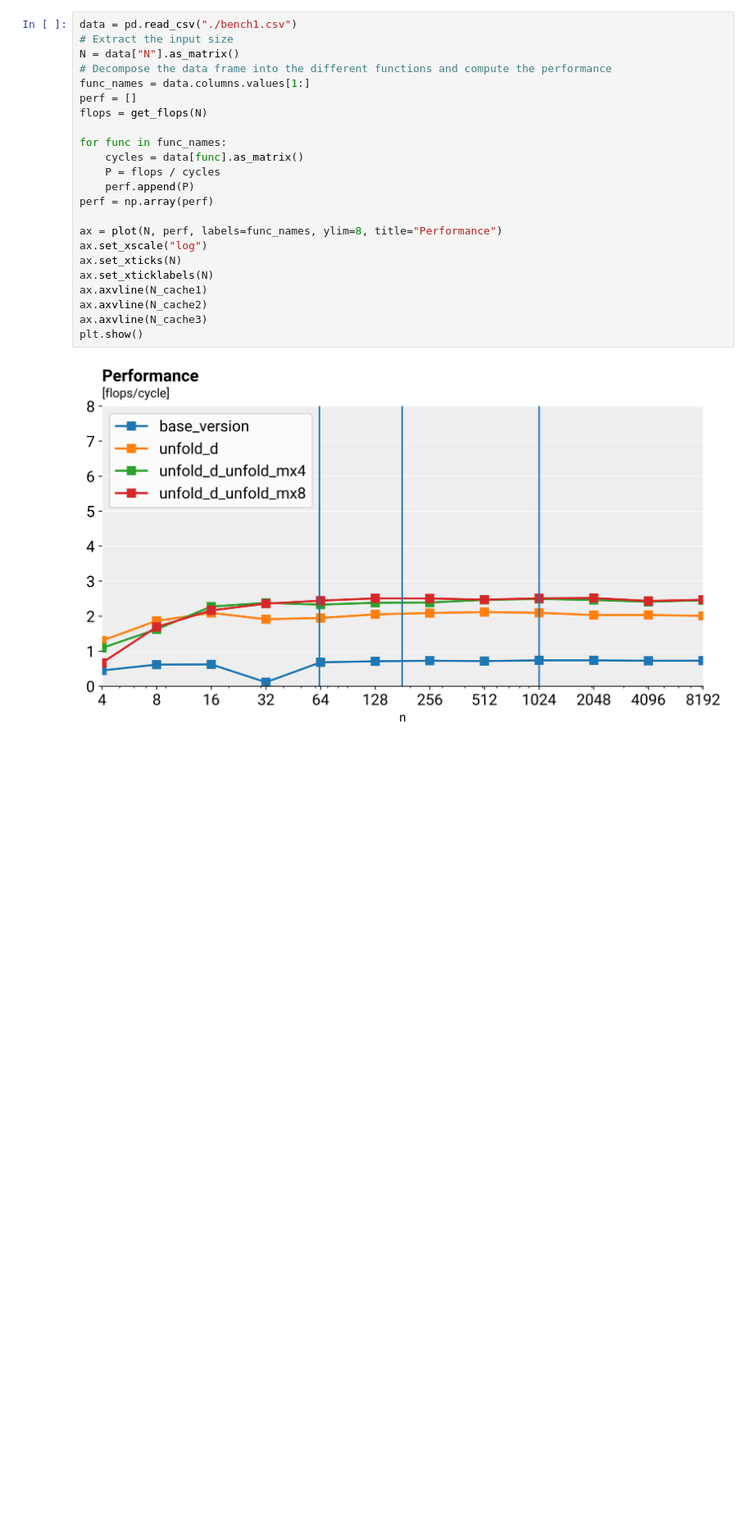
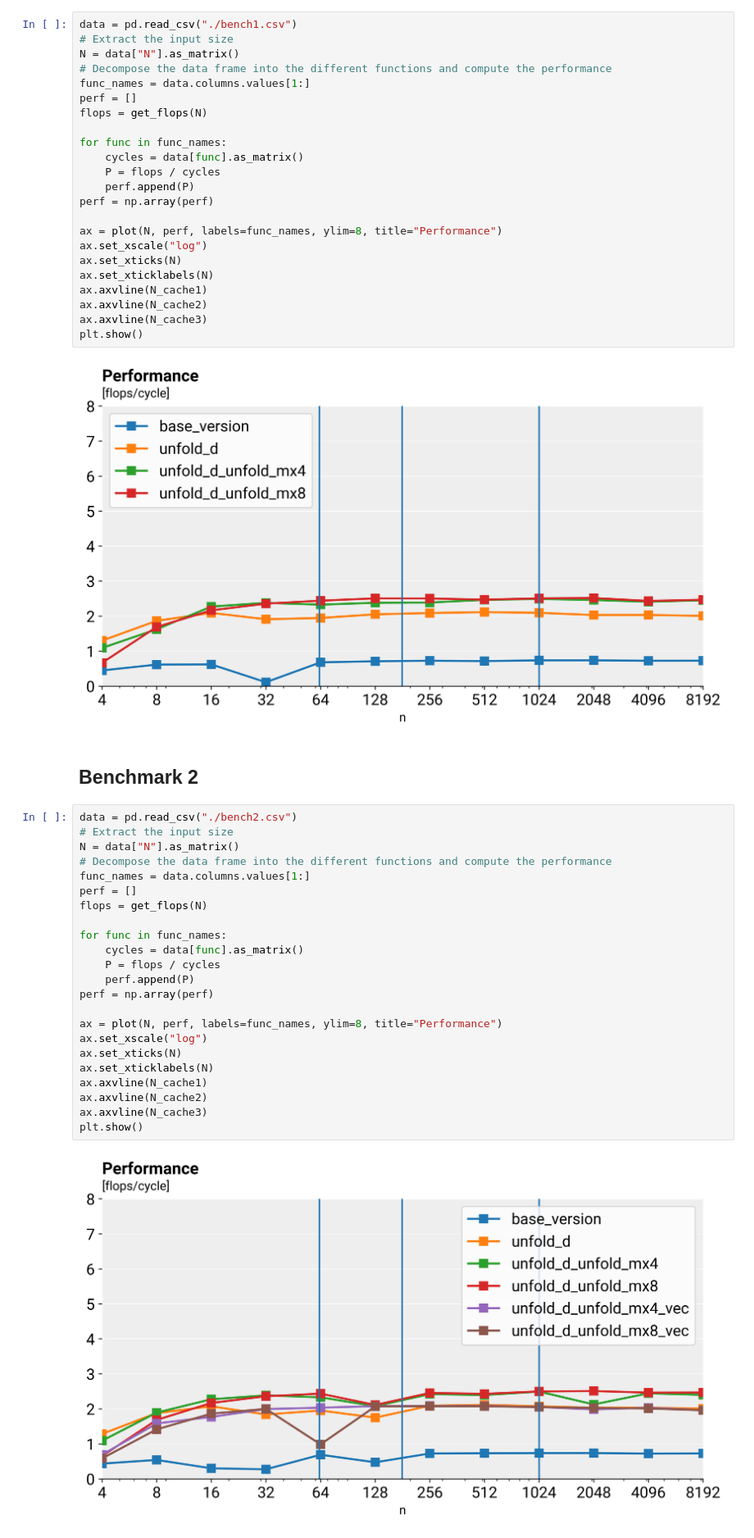
Before and after one commit to albertomontesg/fast-tsne, a Jupyter notebook: code/implementations/optimizations/gradient_computation/benchmarking/benchmarking.ipynb, the cells around one changed output. Shown at 82% size. Saved outputs shown, nothing was run; the diff lists cells and outputs as text; blank space fills up the shorter version.

Commit message:
Benchmark vectorize version of gradient computation

```diff
--- a/code/implementations/optimizations/gradient_computation/benchmarking/benchmarking.ipynb
+++ b/code/implementations/optimizations/gradient_computation/benchmarking/benchmarking.ipynb
@@ -94,3 +94,30 @@ ax.axvline(N_cache3)
 plt.show()
 # %% [output]
 [figure]
+# %% [markdown]
+## Benchmark 2
+# %%
+data = pd.read_csv("./bench2.csv")
+# Extract the input size
+N = data["N"].as_matrix()
+# Decompose the data frame into the different functions and compute the performance
+func_names = data.columns.values[1:]
+perf = []
+flops = get_flops(N)
+
+for func in func_names:
+    cycles = data[func].as_matrix()
+    P = flops / cycles
+    perf.append(P)
+perf = np.array(perf)
+
+ax = plot(N, perf, labels=func_names, ylim=8, title="Performance")
+ax.set_xscale("log")
+ax.set_xticks(N)
+ax.set_xticklabels(N)
+ax.axvline(N_cache1)
+ax.axvline(N_cache2)
+ax.axvline(N_cache3)
+plt.show()
+# %% [output]
+[figure, added]
```
Also changed, not shown: 3 other files.
